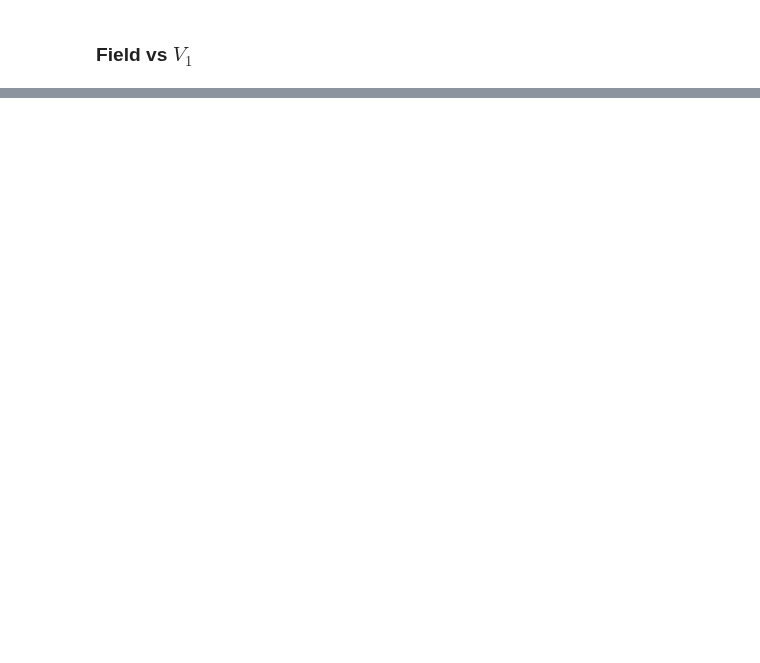
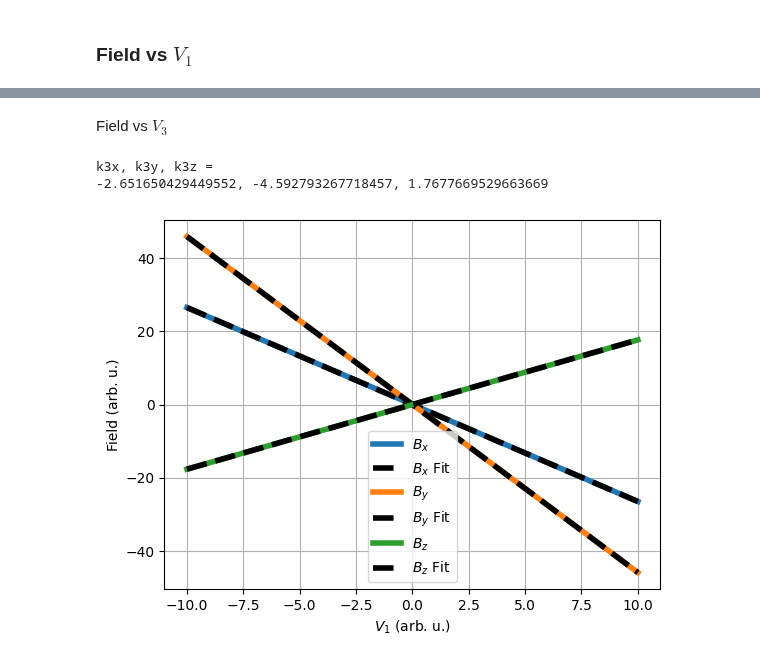
Before and after one commit to tretyakovmipt/TIRF-magnet-calibration, a Jupyter notebook: linear_calibration.ipynb, the cells around one changed output, grey strips where cells are left out. Saved outputs shown, nothing was run; the diff lists cells and outputs as text; code cells hidden in the pictures; blank space fills up the shorter version.

```diff
--- a/linear_calibration.ipynb
+++ b/linear_calibration.ipynb
@@ -27,0 +63,10 @@ ax.grid()
+# %% [markdown]
+Field vs $V_3$
+# %%
+k3x, k3y, k3z = find_slopes(V3, Bx, By, Bz)
+print(r'k3x, k3y, k3z = ')
+print(k3x, k3y, k3z, sep=', ')
+# %% [output]
+k3x, k3y, k3z =
+-2.651650429449552, -4.592793267718457, 1.7677669529663669
+[figure, added]
```
Also changed, not shown: parts of 9 cells of this notebook.
